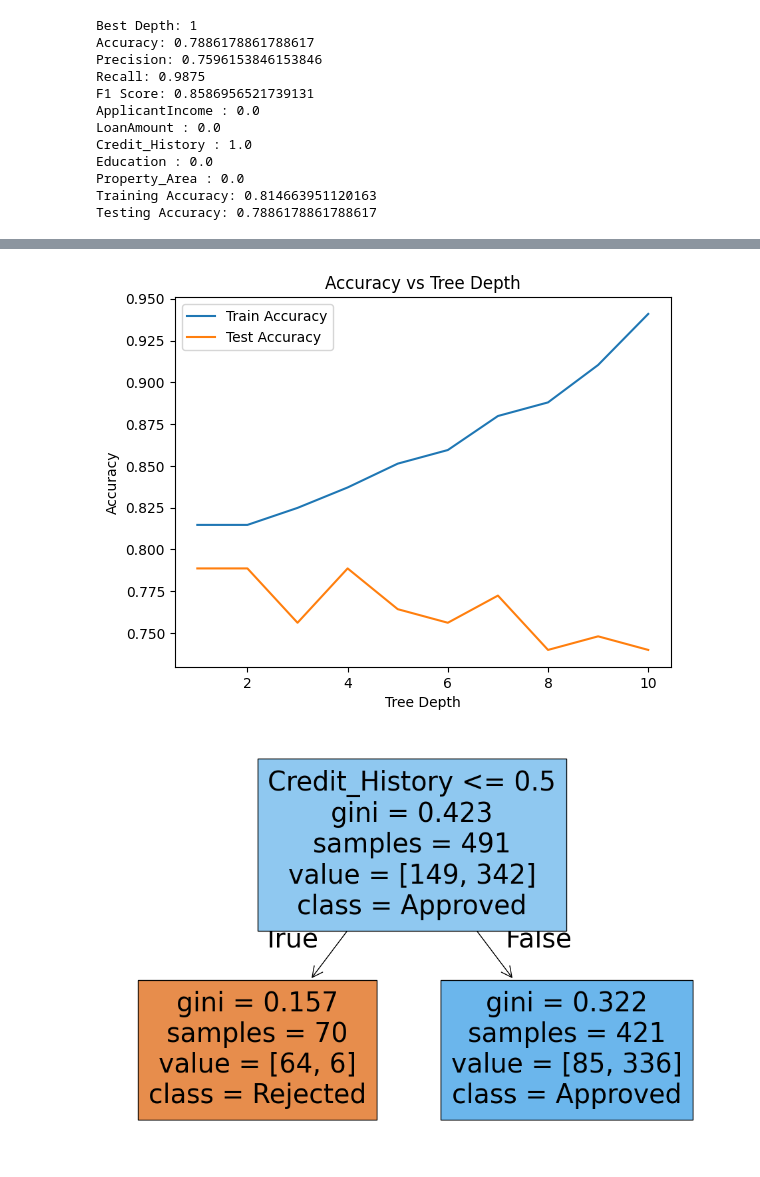
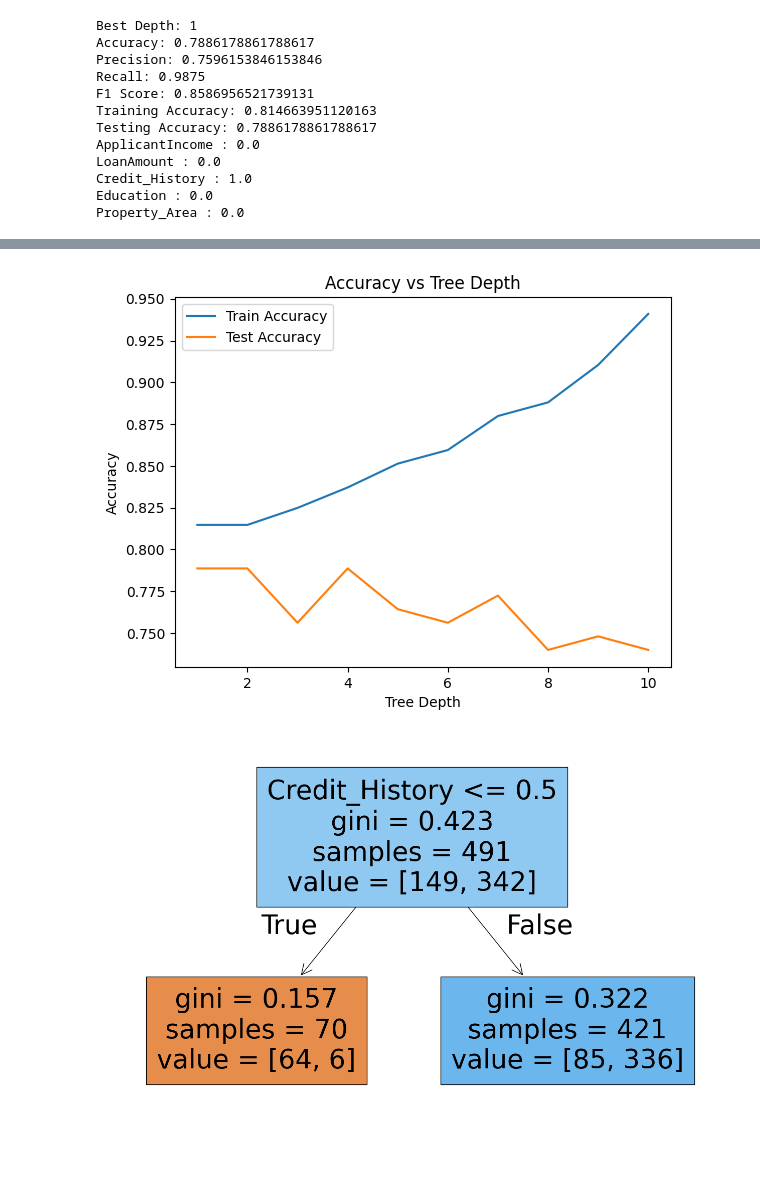
Before and after one commit to harishmk31/24ADI003_24BAD031, a Jupyter notebook: Experiment-05/scenario2_exp5.ipynb, the cells around one changed output, grey strips where cells are left out. Drawn from its saved outputs; the diff is of its cells as text; code cells hidden in the pictures.

```diff
--- a/Experiment-05/scenario2_exp5.ipynb
+++ b/Experiment-05/scenario2_exp5.ipynb
@@ -3,7 +3,4 @@
 # %%
-# Harish MK
-# Roll No: 24BAD031
-
 import pandas as pd
 import numpy as np
 import matplotlib.pyplot as plt
@@ -14,8 +11,7 @@ from sklearn.metrics import accuracy_score, precision_score, recall_score, f1_sc
 
 df = pd.read_csv("loan_prediction.csv")
 
-df = df[['ApplicantIncome','LoanAmount','Credit_History',
-         'Education','Property_Area','Loan_Status']]
+df = df[['ApplicantIncome','LoanAmount','Credit_History','Education','Property_Area','Loan_Status']]
 
 df.fillna(df.mode().iloc[0], inplace=True)
 
@@ -24,21 +20,21 @@ df['Education'] = le.fit_transform(df['Education'])
 df['Property_Area'] = le.fit_transform(df['Property_Area'])
 df['Loan_Status'] = le.fit_transform(df['Loan_Status'])
 
-X = df[['ApplicantIncome','LoanAmount','Credit_History',
-        'Education','Property_Area']]
+X = df[['ApplicantIncome','LoanAmount','Credit_History','Education','Property_Area']]
 y = df['Loan_Status']
 
 X_train, X_test, y_train, y_test = train_test_split(
     X, y, test_size=0.2, random_state=42
 )
 
-depths = range(1, 11)
+depths = range(1,11)
 train_acc = []
 test_acc = []
 
 for d in depths:
     model = DecisionTreeClassifier(max_depth=d, random_state=42)
     model.fit(X_train, y_train)
+
     train_acc.append(accuracy_score(y_train, model.predict(X_train)))
     test_acc.append(accuracy_score(y_test, model.predict(X_test)))
 
@@ -55,18 +51,25 @@ print("Precision:", precision_score(y_test, y_pred))
 print("Recall:", recall_score(y_test, y_pred))
 print("F1 Score:", f1_score(y_test, y_pred))
 
-importance = dt.feature_importances_
-for i,v in enumerate(importance):
-    print(X.columns[i], ":", v)
-
 print("Training Accuracy:", accuracy_score(y_train, dt.predict(X_train)))
 print("Testing Accuracy:", accuracy_score(y_test, y_pred))
 
+importance = dt.feature_importances_
+for i,v in enumerate(importance):
+    print(X.columns[i],":",v)
+
 cm = confusion_matrix(y_test, y_pred)
-plt.imshow(cm)
+
+plt.figure(figsize=(6,5))
+plt.imshow(cm, cmap='Blues')
 plt.title("Confusion Matrix")
 plt.xlabel("Predicted")
 plt.ylabel("Actual")
+
+for i in range(len(cm)):
+    for j in range(len(cm)):
+        plt.text(j,i,cm[i,j],ha='center',va='center',color='black')
+
 plt.colorbar()
 plt.show()
 
@@ -78,8 +81,8 @@ plt.legend()
 plt.title("Accuracy vs Tree Depth")
 plt.show()
 
-plt.figure(figsize=(12,8))
-plot_tree(dt, feature_names=X.columns, class_names=["Rejected","Approved"], filled=True)
+plt.figure(figsize=(16,10))
+plot_tree(dt, feature_names=X.columns, filled=True)
 plt.show()
 
 plt.bar(X.columns, importance)
@@ -92,10 +95,10 @@ Accuracy: 0.7886178861788617
 Precision: 0.7596153846153846
 Recall: 0.9875
 F1 Score: 0.8586956521739131
+Training Accuracy: 0.814663951120163
+Testing Accuracy: 0.7886178861788617
 ApplicantIncome : 0.0
 LoanAmount : 0.0
 Credit_History : 1.0
 Education : 0.0
 Property_Area : 0.0
-Training Accuracy: 0.814663951120163
-Testing Accuracy: 0.7886178861788617
@@ -103,3 +106,3 @@ Testing Accuracy: 0.7886178861788617
 [figure]
-[figure, old version]
+[figure, new version]
 [figure]
```
Also changed, not shown: parts of 2 cells of this notebook.
